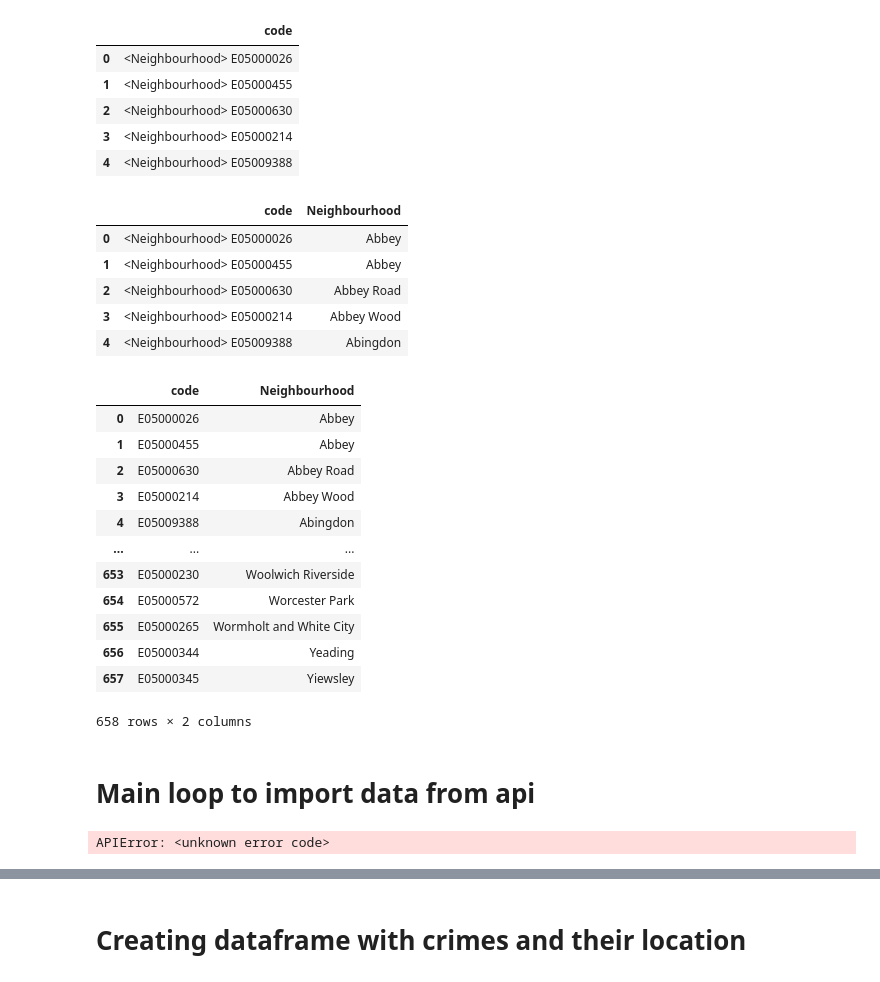
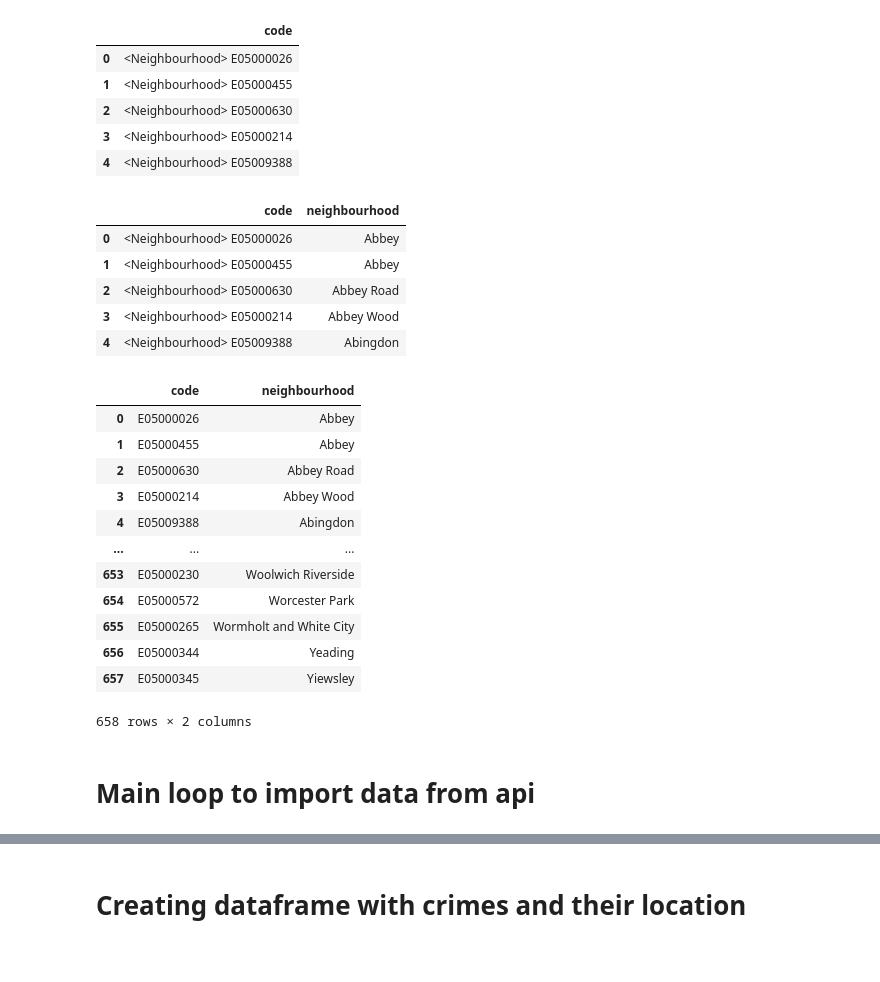
Before and after one commit to IslaamSabbah/Project-Week-3-Data-Thieves, a Jupyter notebook: your-project/project.ipynb, the cells around one changed output, grey strips where cells are left out. Saved outputs shown, nothing was run; the diff lists cells and outputs as text; code cells hidden in the pictures.

```diff
--- a/your-project/project.ipynb
+++ b/your-project/project.ipynb
@@ -30,13 +34,13 @@ df_code.head()
 | 3 | <Neighbourhood> E05000214 |
 | 4 | <Neighbourhood> E05009388 |
 # %%
-df_code['Neighbourhood'] = df_code.apply(lambda x: x['code'].name, axis=1)
+df_code['neighbourhood'] = df_code.apply(lambda x: x['code'].name, axis=1)
 
 #assigning neighbourhood names to the neighbourhood code and adding a new column with them to the dataframe
 
 df_code.head()
 # %% [output]
-|  | code | Neighbourhood |
+|  | code | neighbourhood |
 | 0 | <Neighbourhood> E05000026 | Abbey |
 | 1 | <Neighbourhood> E05000455 | Abbey |
 | 2 | <Neighbourhood> E05000630 | Abbey Road |
@@ -47,7 +51,7 @@ df_code.code=df_code.code.astype(str)
 df_code['code']=df_code['code'].apply(lambda x:x.split(">")[1])
 df_code #cleaning NH column, leaving the digit code
 # %% [output]
-|  | code | Neighbourhood |
+|  | code | neighbourhood |
 | 0 | E05000026 | Abbey |
 | 1 | E05000455 | Abbey |
 | 2 | E05000630 | Abbey Road |
@@ -63,20 +67,18 @@ df_code #cleaning NH column, leaving the digit code
 # %% [markdown]
 # Main loop to import data from api
 # %%
-crimes=[]
-nei_crimes=[]
-officers=[]
-nei_officers=[]
-longitudes=[]
-latitudes=[]
-for i in london_nei:
-    for z in i.officers:
-        nei_officers.append(i.name)
-        officers.append(z)
-    for j in i.crimes:
-        crimes.append(i.name)
-        new_crimes.append(j.category)
-        longitudes.append(j.location.longitude)
-        latitudes.append(j.location.latitude)
+#crimes=[]
+#nei_crimes=[]
+#officers=[]
+#nei_officers=[]
+#longitudes=[]
+#latitudes=[]
+#for i in london_nei:
+#    for z in i.officers:
+#        nei_officers.append(i.name)
+#        officers.append(z)
+#    for j in i.crimes:
+#        crimes.append(i.name)
+#        crimes.append(j.category)
+#        longitudes.append(j.location.longitude)
+#        latitudes.append(j.location.latitude)
-# %% [output]
-APIError: <unknown error code>
```
Also changed, not shown: parts of 24 cells of this notebook, 15 other files.
